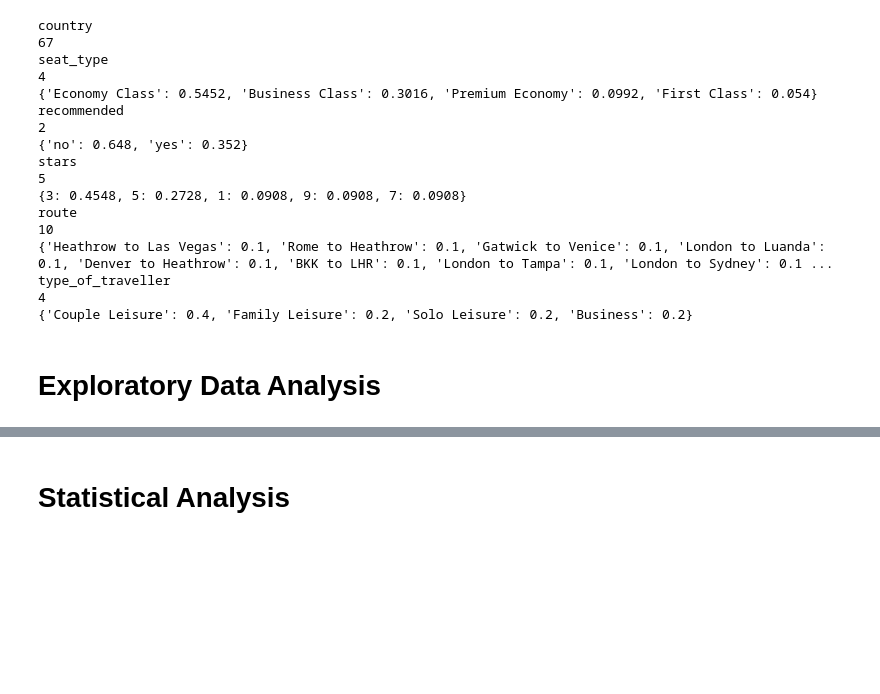
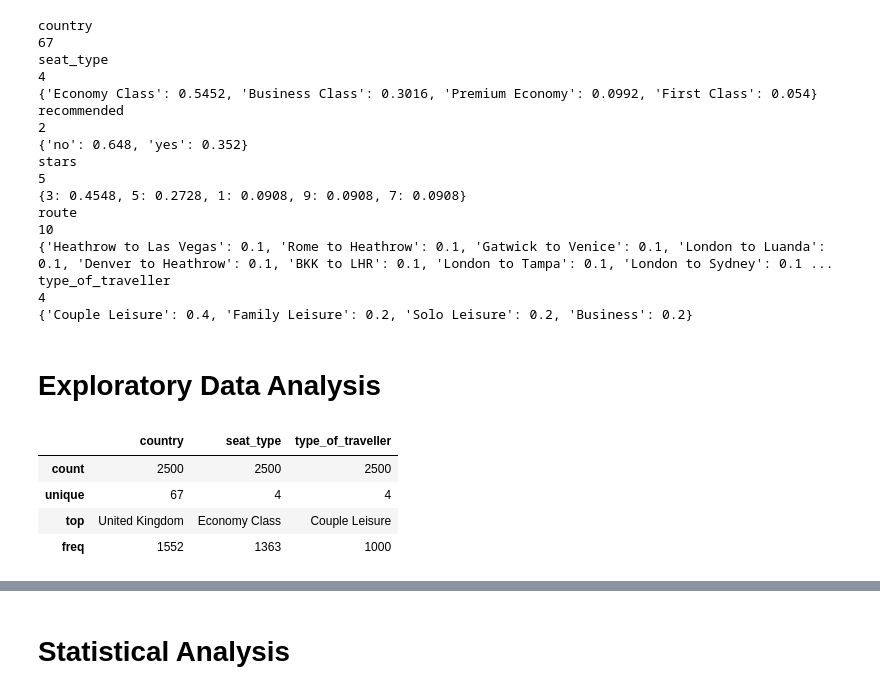
Before and after one commit to aorsot1/data_science_practice_projects, a Jupyter notebook: full_stack_data_science_ba_flights_reviews.ipynb, the cells around one changed output, grey strips where cells are left out. Cells and saved outputs as stored; diff of their text form; code cells hidden in the pictures; blank space fills up the shorter version.

```diff
--- a/full_stack_data_science_ba_flights_reviews.ipynb
+++ b/full_stack_data_science_ba_flights_reviews.ipynb
@@ -109,3 +105,21 @@ type_of_traveller
 {'Couple Leisure': 0.4, 'Family Leisure': 0.2, 'Solo Leisure': 0.2, 'Business': 0.2}
 # %% [markdown]
 # Exploratory Data Analysis
+# %%
+# Traveller Profiling Analysis
+profile_columns = [
+    'country',
+    'seat_type',
+    'type_of_traveller'
+]
+
+# Subset of data with demographic information
+travellers_details = df[profile_columns]
+profile_stats = travellers_details.describe()
+profile_stats
+# %% [output]
+|  | country | seat_type | type_of_traveller |
+| count | 2500 | 2500 | 2500 |
+| unique | 67 | 4 | 4 |
+| top | United Kingdom | Economy Class | Couple Leisure |
+| freq | 1552 | 1363 | 1000 |
```
Also changed, not shown: parts of 16 cells of this notebook.
